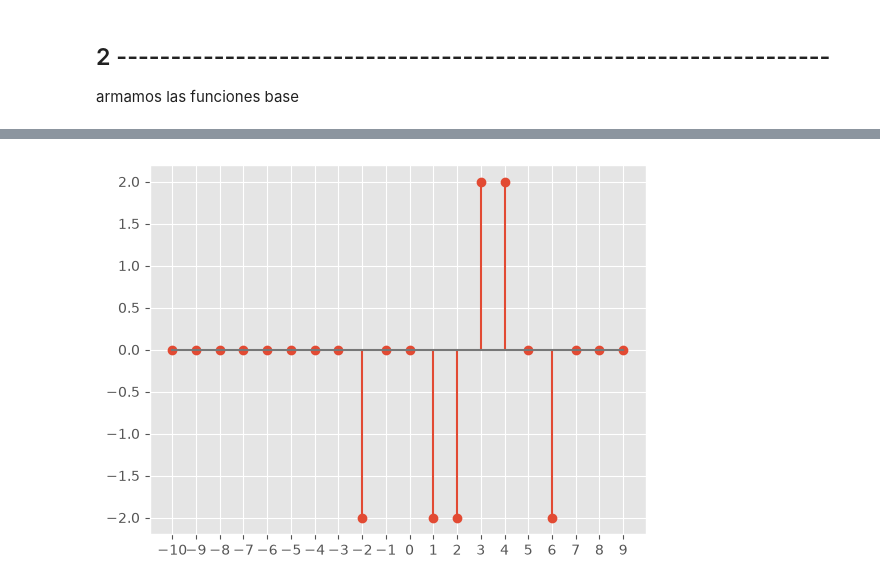
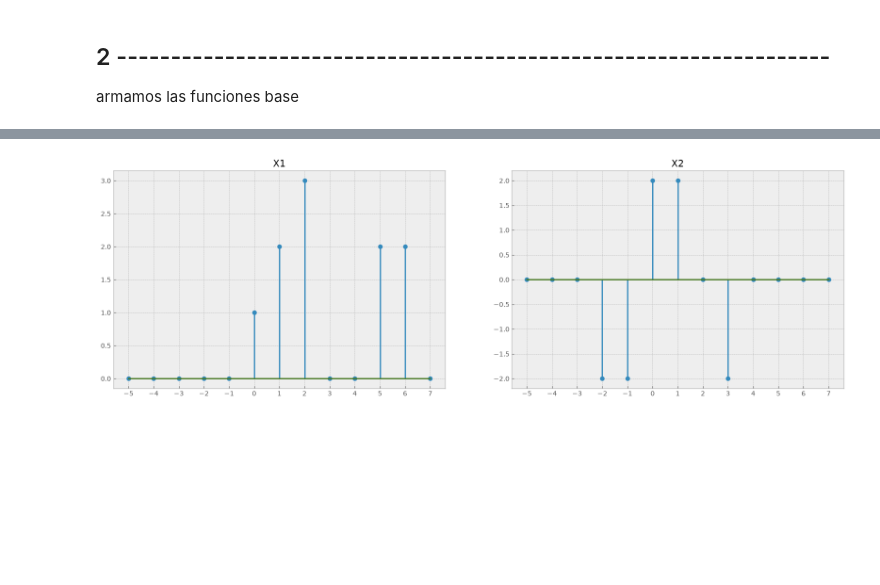
Before and after one commit to ilavaggi/SyS-2026, a Jupyter notebook: TP1.ipynb, the cells around one changed output, grey strips where cells are left out. Cells and saved outputs as stored; diff of their text form; code cells hidden in the pictures; blank space fills up the shorter version.

```diff
--- a/TP1.ipynb
+++ b/TP1.ipynb
@@ -146,6 +146,9 @@ plt.show()
 armamos las funciones base
 # %%
 # ni hace falta usar numpy, son poquitos valores. hacemo' una lista
+# edit: no puedo hacer las cuentas sobre el range, asi que tengo que convertirlo si o si a array :(
+# pero convierto el n antes de pasarlo a la funcion. Ver mas adelante
+
 def x1n(n):
     base = [1,2,3,0,0,2,2]
     yn=[]
@@ -154,4 +157,4 @@ def x1n(n):
             yn.append(base[i])
         else:
             yn.append(0)
-    return yn
+    return np.array(yn)
@@ -163,15 +164,30 @@ def x2n(n):
     base = [-2,-2,2,2,0,-2,0]
     yn=[]
     for i in n:
-        if -2 <= i < len(base):
-            yn.append(base[i])
+        if -2 <= i < len(base)-2:
+            yn.append(base[i+2]) # tengo que sumarle al indice, por que el dibujito estyá "corrido" del cero en 2 espacios
         else:
             yn.append(0)
-    return yn
+    return np.array(yn)
+
+# Si a alguien se le ocurre una manera mas comoda de hacerlo, jelp
 # %%
-n = range(-10,10)
-plt.stem(n,x2n(n))
-plt.xticks(n)
+n = range(-5,8)
+
+# le cambio los colorcitos, solo por que si
+plt.style.use("bmh")
+
+coso2,eje = plt.subplots(1,2,figsize=(20,6))
+eje[0].stem(n,x1n(n))
+eje[1].stem(n,x2n(n))
+
+eje[0].set_title("X1")
+eje[1].set_title("X2")
+
+eje[0].set_xticks(n)
+eje[1].set_xticks(n)
+
+
 plt.show()
 # %% [output]
-[figure, old version]
+[figure, new version]
```
Also changed, not shown: parts of 17 cells of this notebook.
